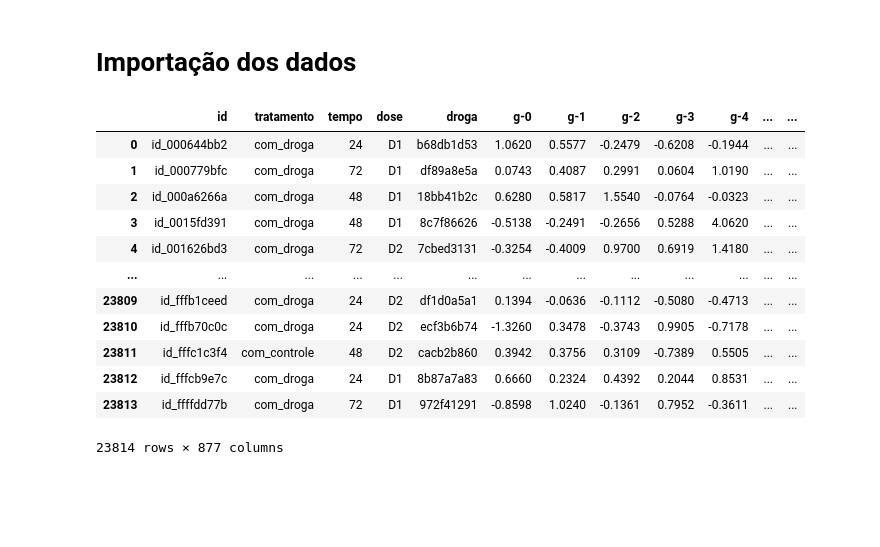
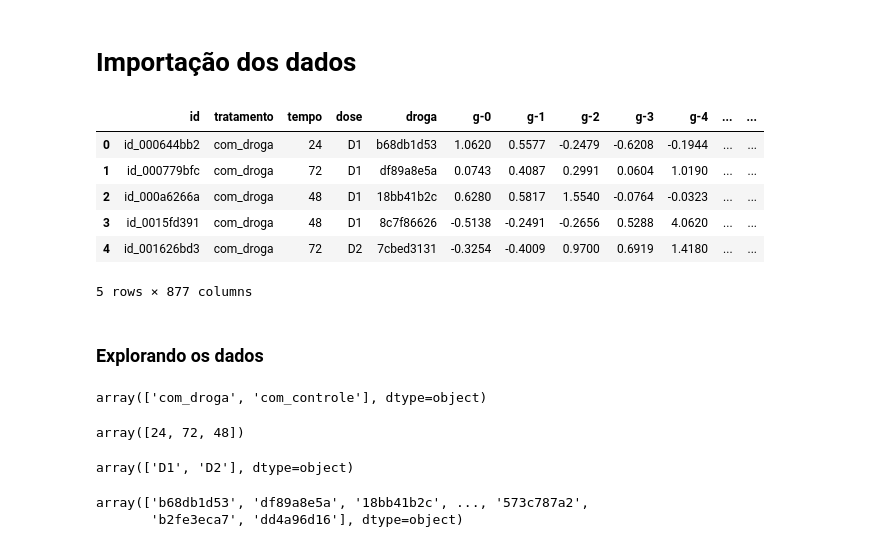
Before and after one commit to sohrenan/Imersao-Alura-Drug-Discovery, a Jupyter notebook: Imersao_Alura_Drug_discovery.ipynb, the cells around one changed output. Saved outputs shown, nothing was run; the diff lists cells and outputs as text; code cells hidden in the pictures; blank space fills up the shorter version.

```diff
--- a/Imersao_Alura_Drug_discovery.ipynb
+++ b/Imersao_Alura_Drug_discovery.ipynb
@@ -13,19 +12,36 @@ import seaborn as sns
 # %%
 url_dados = 'https://github.com/alura-cursos/imersaodados3/blob/main/dados/dados_experimentos.zip?raw=true'
 
-dados = pd.read_csv(url_dados, compression = 'zip')
-dados
+dados = pd.read_csv(url_dados, compression = 'zip') #compression = 'zip' indicará que o formato importado é zip para a descompactação
+dados.head() #o comando .head() exibirá as 5 primeiras linhas da base de dados como padrão, é possível selecionar números diferentes de linhas incluindo o valor dentro dos ()
 # %% [output]
 |  | id | tratamento | tempo | dose | droga | g-0 | g-1 | g-2 | g-3 | g-4 | ... | ... |
 | 0 | id_000644bb2 | com_droga | 24 | D1 | b68db1d53 | 1.0620 | 0.5577 | -0.2479 | -0.6208 | -0.1944 | ... | ... |
 | 1 | id_000779bfc | com_droga | 72 | D1 | df89a8e5a | 0.0743 | 0.4087 | 0.2991 | 0.0604 | 1.0190 | ... | ... |
 | 2 | id_000a6266a | com_droga | 48 | D1 | 18bb41b2c | 0.6280 | 0.5817 | 1.5540 | -0.0764 | -0.0323 | ... | ... |
 | 3 | id_0015fd391 | com_droga | 48 | D1 | 8c7f86626 | -0.5138 | -0.2491 | -0.2656 | 0.5288 | 4.0620 | ... | ... |
 | 4 | id_001626bd3 | com_droga | 72 | D2 | 7cbed3131 | -0.3254 | -0.4009 | 0.9700 | 0.6919 | 1.4180 | ... | ... |
-| ... | ... | ... | ... | ... | ... | ... | ... | ... | ... | ... | ... | ... |
-| 23809 | id_fffb1ceed | com_droga | 24 | D2 | df1d0a5a1 | 0.1394 | -0.0636 | -0.1112 | -0.5080 | -0.4713 | ... | ... |
-| 23810 | id_fffb70c0c | com_droga | 24 | D2 | ecf3b6b74 | -1.3260 | 0.3478 | -0.3743 | 0.9905 | -0.7178 | ... | ... |
-| 23811 | id_fffc1c3f4 | com_controle | 48 | D2 | cacb2b860 | 0.3942 | 0.3756 | 0.3109 | -0.7389 | 0.5505 | ... | ... |
-| 23812 | id_fffcb9e7c | com_droga | 24 | D1 | 8b87a7a83 | 0.6660 | 0.2324 | 0.4392 | 0.2044 | 0.8531 | ... | ... |
-| 23813 | id_ffffdd77b | com_droga | 72 | D1 | 972f41291 | -0.8598 | 1.0240 | -0.1361 | 0.7952 | -0.3611 | ... | ... |
-23814 rows × 877 columns
+5 rows × 877 columns
+# %% [markdown]
+### **Explorando os dados**
+# %%
+# Selecionando somente a coluna tratamento de nosso dataset
+dados['tratamento'].unique() #o comando unique() exibirá os valores unicos dentro da seleção, como há somente 2 valores e são só 2 valores possíveis, não há valores nulos nesta coluna
+# %% [output]
+array(['com_droga', 'com_controle'], dtype=object)
+# %%
+# Selecionando somente a coluna tempo de nosso dataset
+dados['tempo'].unique() #é possível visualizar os valores únicos da coluna tempo, onde observa-se também que não há valores nulos, eles representam o intervalo de tempo de exposição às drogas para as medidas.
+# %% [output]
+array([24, 72, 48])
+# %%
+# Selecionando somente a coluna dose de nosso dataset
+dados['dose'].unique() # no momento não é possível afirmar o significado das siglas
+# %% [output]
+array(['D1', 'D2'], dtype=object)
+# %%
+# Selecionando somente a coluna droga de nosso dataset
+dados['droga'].unique() # são exibidos vários valores que foram anonimizados para evitar vieses
+# %% [output]
+array(['b68db1d53', 'df89a8e5a', '18bb41b2c', ..., '573c787a2',
+       'b2fe3eca7', 'dd4a96d16'], dtype=object)
```
Also changed, not shown: parts of 14 cells of this notebook.
